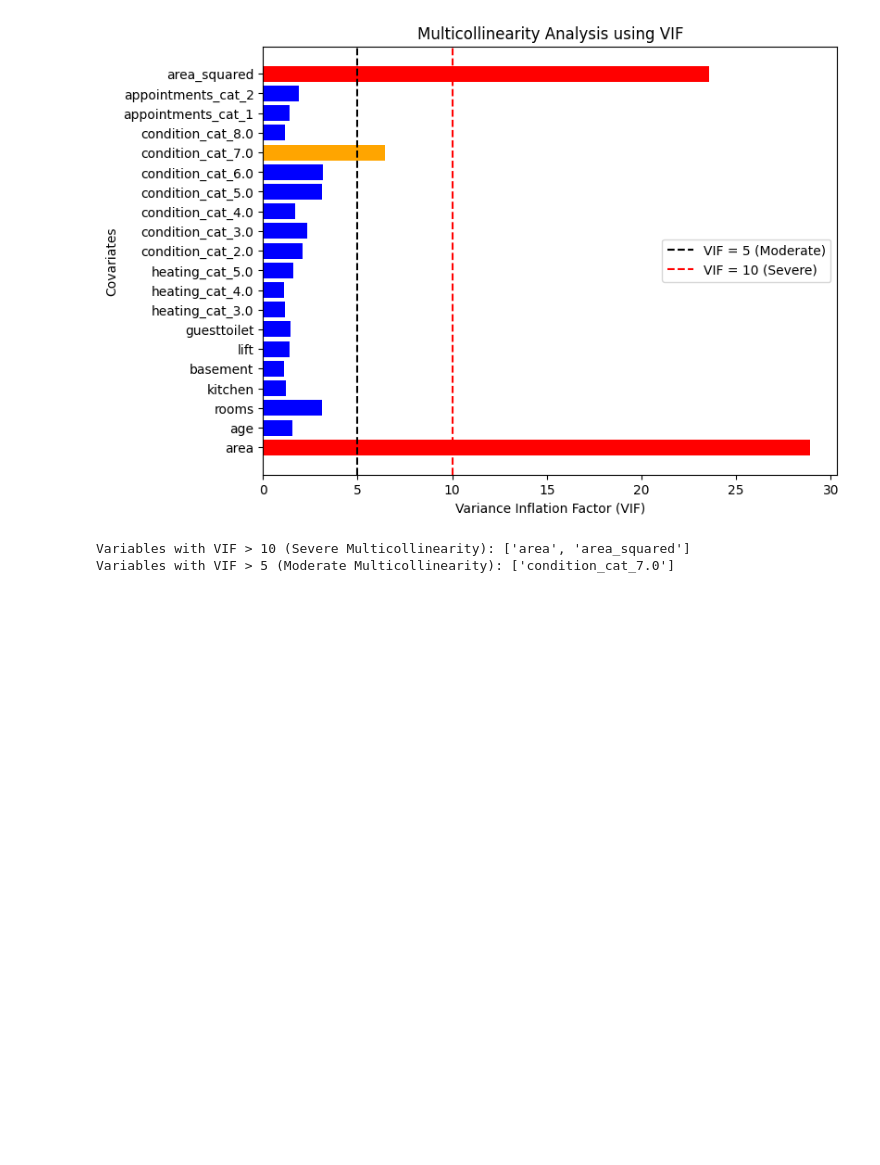
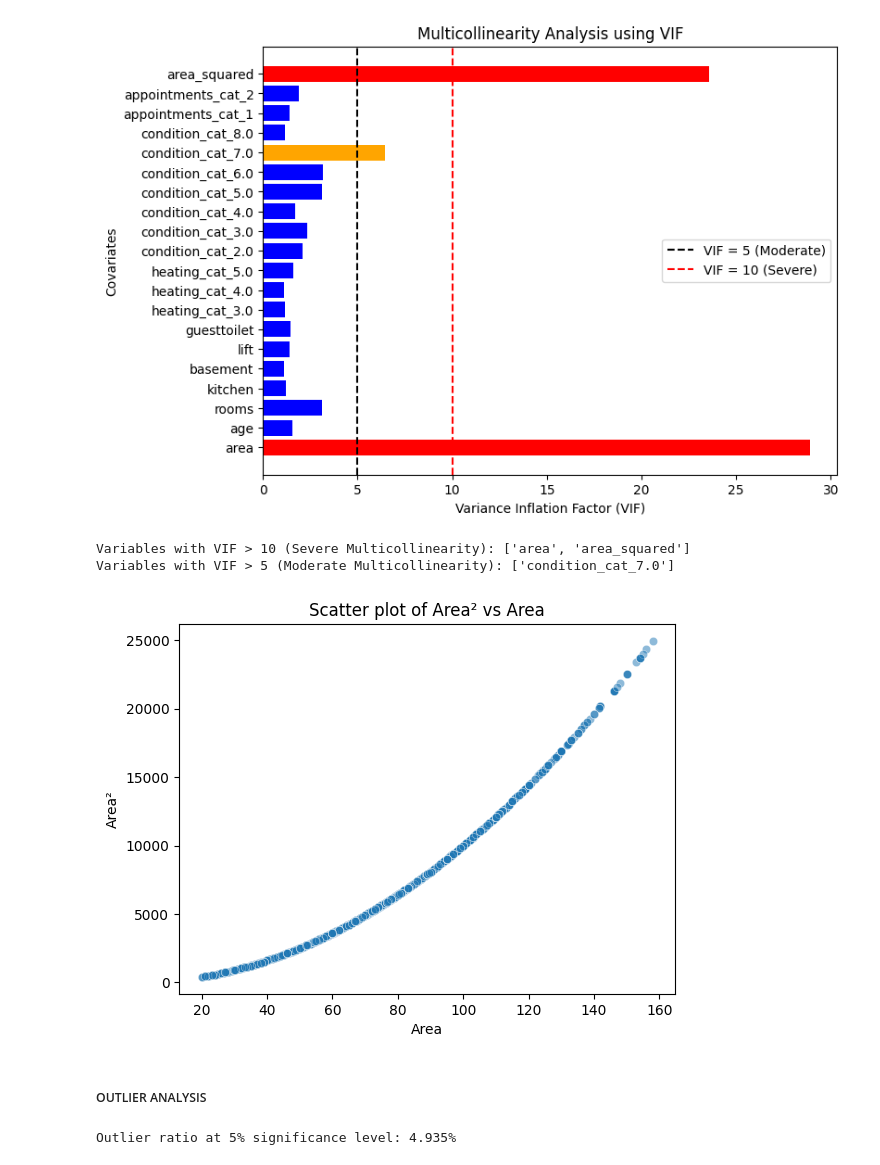
Before and after one commit to eminsin/RegressionAnalysis, a Jupyter notebook: RegressionAnalysis.ipynb, the cells around one changed output. Cells and saved outputs as stored; diff of their text form; code cells hidden in the pictures; blank space fills up the shorter version.

Commit message:
Added the outlier analysis

```diff
--- a/RegressionAnalysis.ipynb
+++ b/RegressionAnalysis.ipynb
@@ -951,3 +952,29 @@ print("Variables with VIF > 5 (Moderate Multicollinearity):", VIF_values[(VIF_va
 [figure]
 Variables with VIF > 10 (Severe Multicollinearity): ['area', 'area_squared']
 Variables with VIF > 5 (Moderate Multicollinearity): ['condition_cat_7.0']
+# %%
+# Create scatter plot
+sns.scatterplot(x=data["area"], y=data["area_squared"], alpha=0.5)
+plt.xlabel("Area")
+plt.ylabel("Area²")
+plt.title("Scatter plot of Area² vs Area")
+plt.show()
+# %% [output]
+[figure, added]
+# %% [markdown]
+##### OUTLIER ANALYSIS
+# %%
+# Compute Studentized residuals
+studRes = pd.Series(OLSInfluence(model_H05).resid_studentized_external, index=data.index)
+
+# Compute critical t-value for a 5% significance level
+alpha = 0.05
+crit_t_val = stats.t.ppf(1 - alpha / 2, df=model_H05.df_resid)  # Two-tailed critical t-value
+
+# Identify outliers
+outliers = data.index[abs(studRes) > crit_t_val]  # Ensure proper indexing
+outlier_ratio = len(outliers) / len(studRes)
+
+print(f"Outlier ratio at 5% significance level: {outlier_ratio:.3%}")
+# %% [output]
+Outlier ratio at 5% significance level: 4.935%
```
Also changed, not shown: parts of 11 cells of this notebook.
